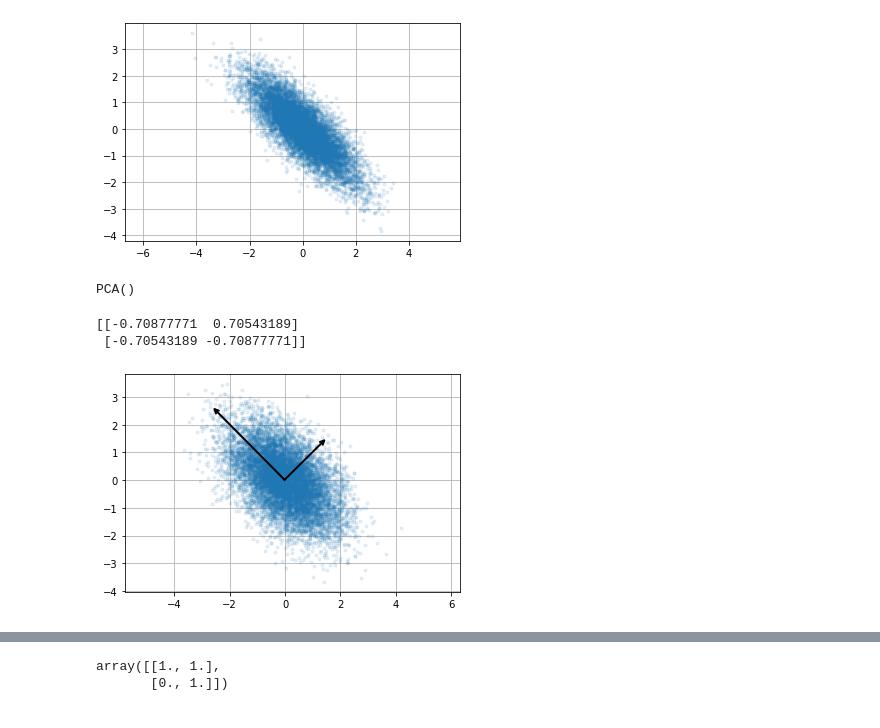
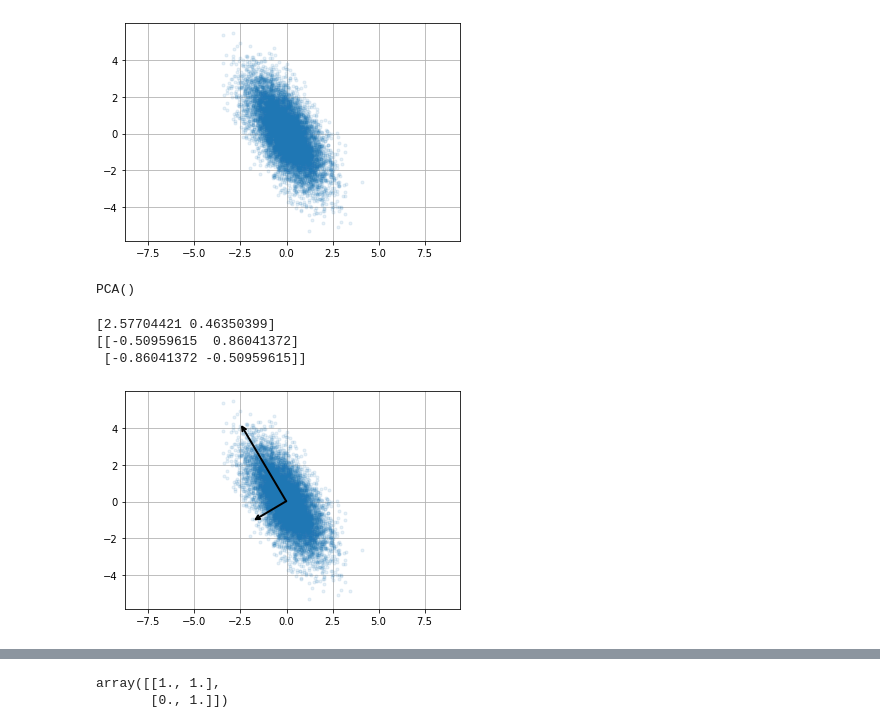
Before and after one commit to shubhagrawal30/gwaves_CPCA, a Jupyter notebook: paper_plots.ipynb, the cells around one changed output, grey strips where cells are left out. Cells and saved outputs as stored; diff of their text form; code cells hidden in the pictures.

```diff
--- a/paper_plots.ipynb
+++ b/paper_plots.ipynb
@@ -16,24 +19,26 @@ plt.show()
 # %%
 means = np.array([0, 0])
-cov = np.array([[1, -0.8], [-0.8, 1]])
+cov = np.array([[1, -0.9], [-0.9, 2]])
 n_vals = int(1e4)
 vals = np.random.multivariate_normal(means, cov, size=n_vals)
 plt.plot(vals[:, 0], vals[:, 1], '.', alpha=0.1)
 plt.axis('equal')
 plt.grid()
 plt.show()
 # %% [output]
-[figure, old version]
+[figure, new version]
 # %%
 pca = PCA()
 pca.fit(vals)
 # %% [output]
 PCA()
 # %%
+print(pca.explained_variance_)
 print(pca.components_)
 # %% [output]
-[[-0.70877771  0.70543189]
- [-0.70543189 -0.70877771]]
+[2.57704421 0.46350399]
+[[-0.50959615  0.86041372]
+ [-0.86041372 -0.50959615]]
 # %%
 def draw_vector(v0, v1, ax=None, arrowstyle='->',linewidth=2):
     ax = ax or plt.gca()
@@ -51,6 +56,6 @@ for length, vector in zip(pca.explained_variance_, pca.components_):
     draw_vector(pca.mean_, pca.mean_ + v)
 plt.show()
 # %% [output]
-[figure, old version]
+[figure, new version]
 # %%
 means = np.array([0, 0])
```
Also changed, not shown: parts of 20 cells of this notebook.
